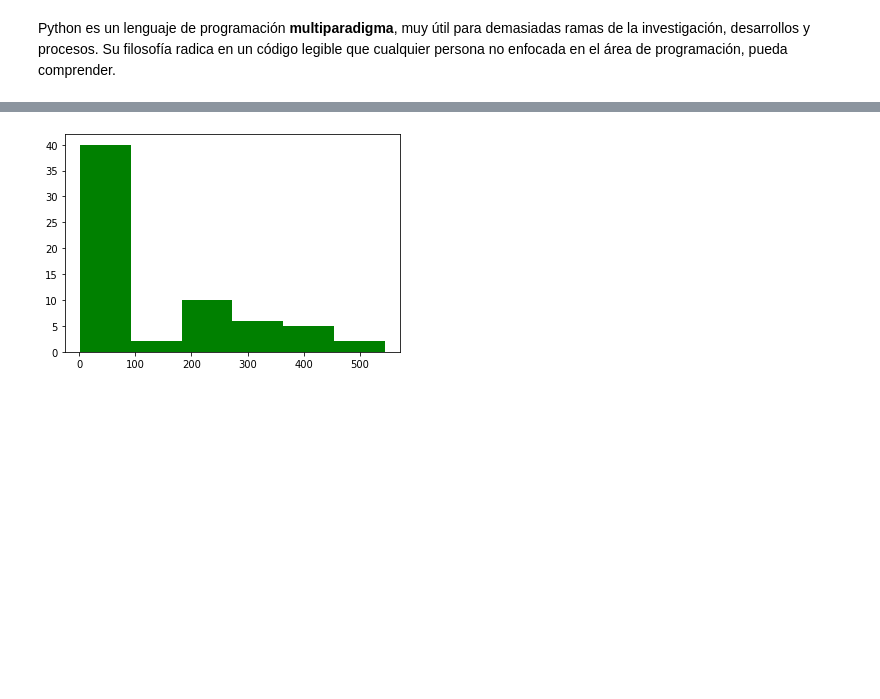
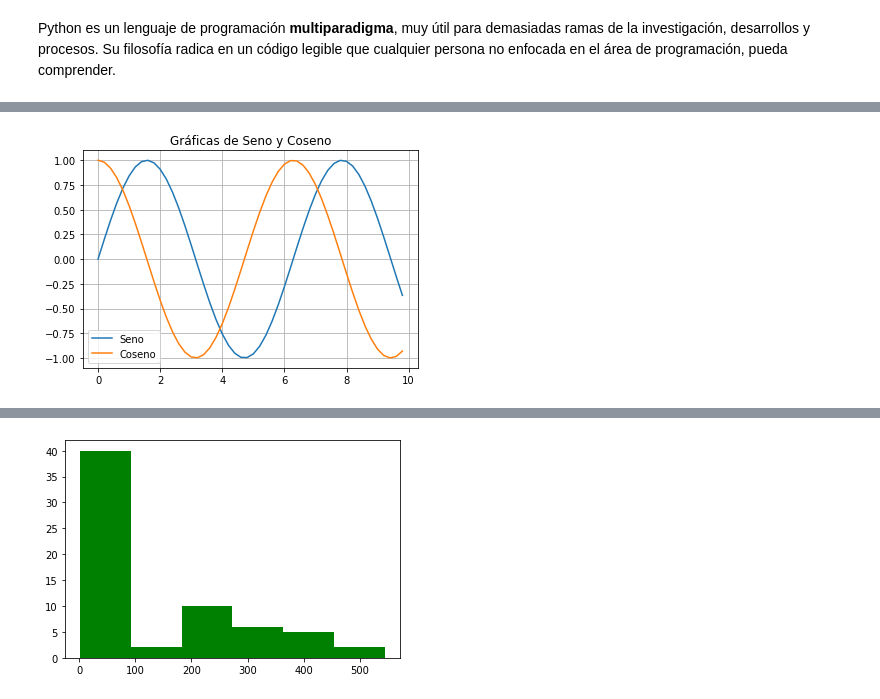
Before and after one commit to SamArtGS/Curso-Python, a Jupyter notebook: Teoría/Avanzado/El lenguaje de programación Python - Avanzado.ipynb, the cells around one changed output, grey strips where cells are left out. Drawn from its saved outputs; the diff is of its cells as text; code cells hidden in the pictures; blank space fills up the shorter version.

```diff
--- a/Teoría/Avanzado/El lenguaje de programación Python - Avanzado.ipynb
+++ b/Teoría/Avanzado/El lenguaje de programación Python - Avanzado.ipynb
@@ -300,0 +571,14 @@ plt.plot([4,8,13,17,20],[54, 67, 98, 78, 45],'b--d')
+# %%
+x=np.arange(0.,10., 0.2)
+seno=np.sin(x)
+coseno=np.cos(x)
+
+plt.plot(x,seno, label="Seno")
+plt.plot(x,coseno, label="Coseno")
+plt.title('Gráficas de Seno y Coseno')
+
+plt.legend()
+plt.grid(True)
+plt.show()
+# %% [output]
+[figure, added]
```
Also changed, not shown: parts of 47 cells of this notebook, 1 other file.
